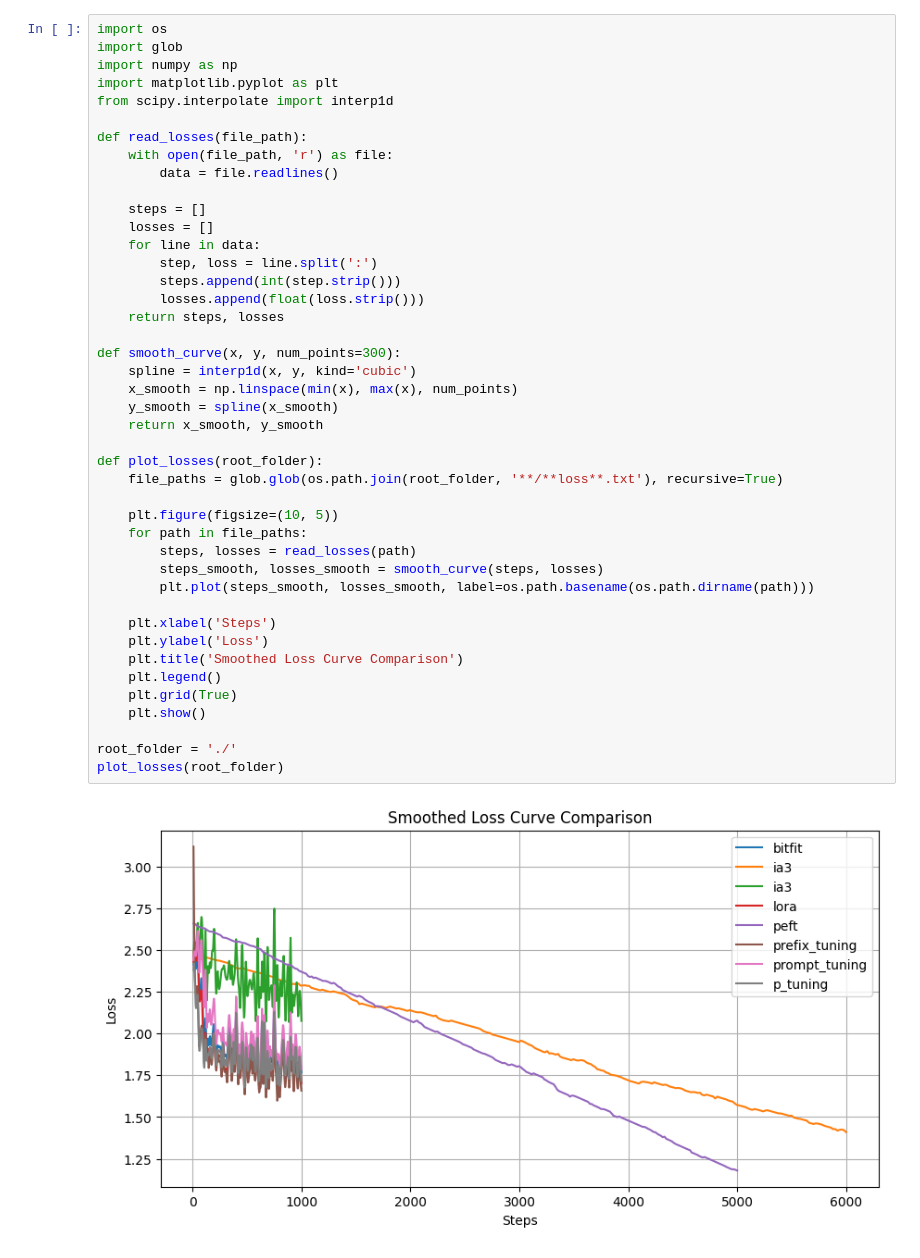
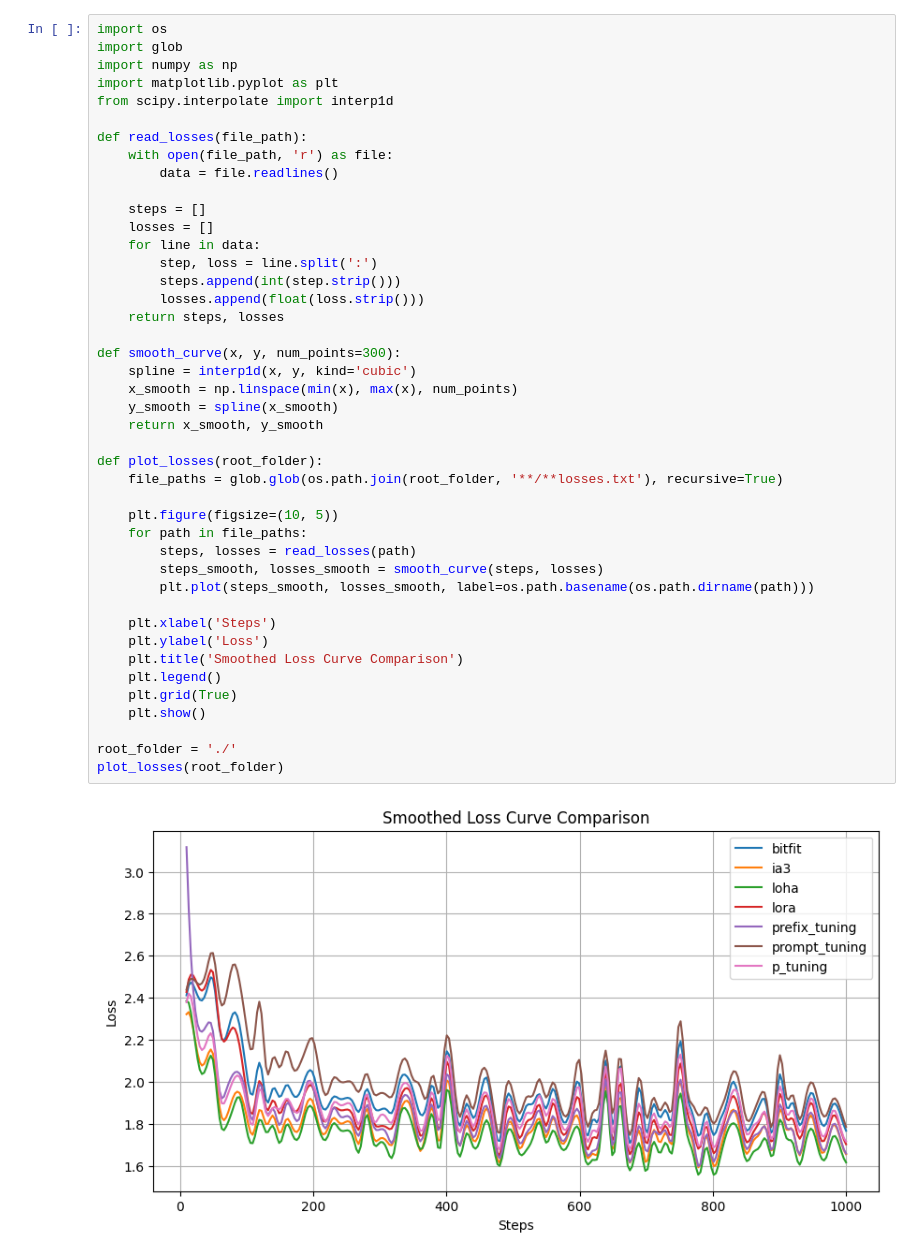
Before and after one commit to yanmy-netizen/PEFT, a Jupyter notebook: loss_curve.ipynb, the cells around one changed output. Cells and saved outputs as stored; diff of their text form.

```diff
--- a/loss_curve.ipynb
+++ b/loss_curve.ipynb
@@ -14,32 +14,32 @@ def read_losses(file_path):
     for line in data:
         step, loss = line.split(':')
         steps.append(int(step.strip()))
         losses.append(float(loss.strip()))
     return steps, losses
 
 def smooth_curve(x, y, num_points=300):
     spline = interp1d(x, y, kind='cubic')
     x_smooth = np.linspace(min(x), max(x), num_points)
     y_smooth = spline(x_smooth)
     return x_smooth, y_smooth
 
 def plot_losses(root_folder):
-    file_paths = glob.glob(os.path.join(root_folder, '**/**loss**.txt'), recursive=True)
+    file_paths = glob.glob(os.path.join(root_folder, '**/**losses.txt'), recursive=True)
 
     plt.figure(figsize=(10, 5))
     for path in file_paths:
         steps, losses = read_losses(path)
         steps_smooth, losses_smooth = smooth_curve(steps, losses)
         plt.plot(steps_smooth, losses_smooth, label=os.path.basename(os.path.dirname(path)))
 
     plt.xlabel('Steps')
     plt.ylabel('Loss')
     plt.title('Smoothed Loss Curve Comparison')
     plt.legend()
     plt.grid(True)
     plt.show()
 
 root_folder = './'
 plot_losses(root_folder)
 # %% [output]
-[figure, old version]
+[figure, new version]
```
Also changed, not shown: 4 other files.
